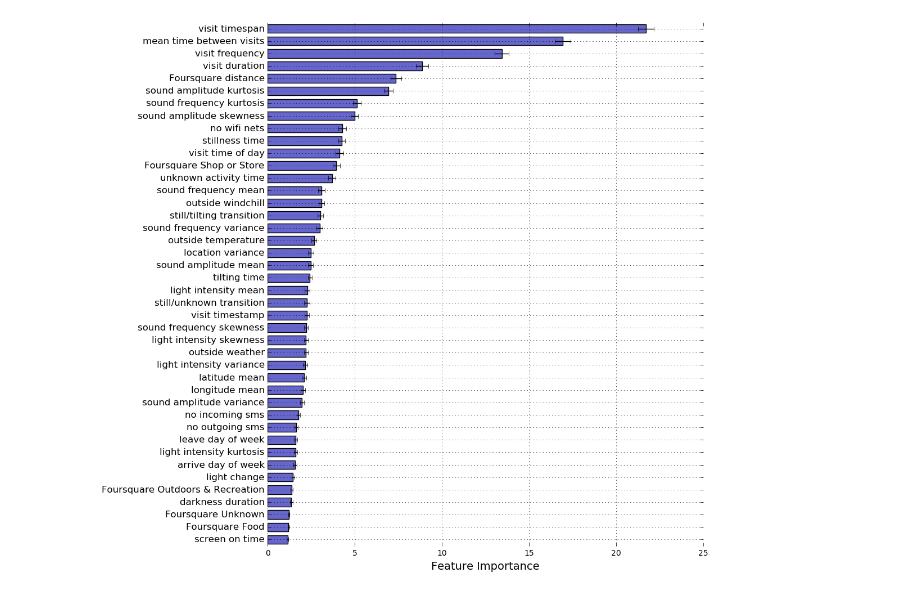
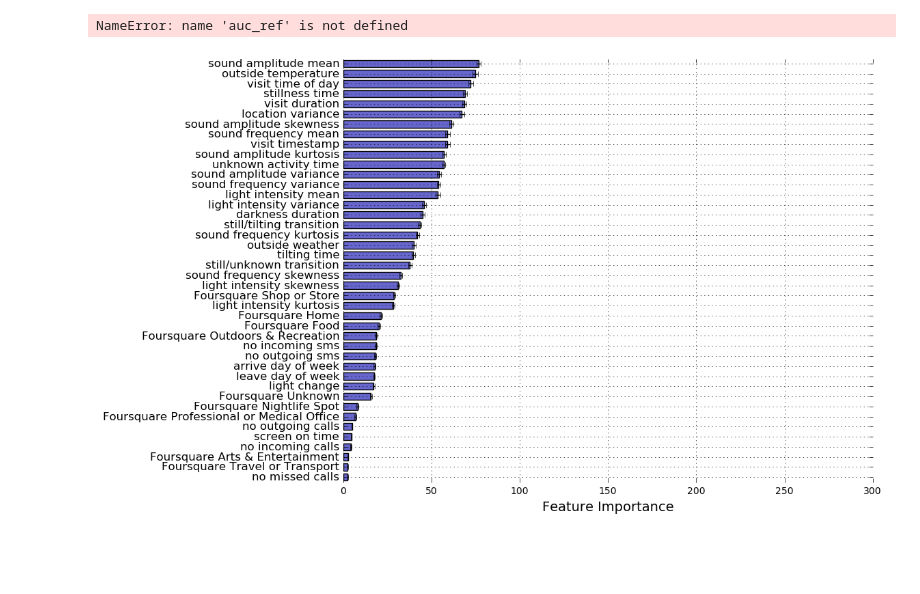
Before and after one commit to sosata/CS120DataAnalysis, a Jupyter notebook: SemanticLocation/show_importance.ipynb, the cells around one changed output. Drawn from its saved outputs; the diff is of its cells as text; code cells hidden in the pictures; blank space fills up the shorter version.

```diff
--- a/SemanticLocation/show_importance.ipynb
+++ b/SemanticLocation/show_importance.ipynb
@@ -48,16 +48,29 @@ inds_split = np.floor(0.7*len(feature_all))
 
 gbm = [[] for _ in range(n_bootstrap)]
 for sd in range(n_bootstrap):
-    print 'bootstrap {}'.format(sd)
+    print sd,
 #     np.random.shuffle(inds)
 #     ind_train = inds[:inds_split]
 #     x_train = pd.concat([feature_all[j] for j in ind_train], axis=0)
 #     y_train = pd.concat([state_all[j] for j in ind_train], axis=0)
 
+    # one sample per subject
+#     x_train = pd.DataFrame(columns=feature_all[0].columns)
+#     y_train = pd.Series(name=state_all[0].name)
+#     for i in range(len(feature_all)):
+#         ind = np.random.choice(np.arange(feature_all[i].shape[0]),size=1)
+#         x_train = pd.concat([x_train, feature_all[i].loc[ind,:]], axis=0)
+#         y_train = pd.concat([y_train, state_all[i].loc[ind]], axis=0)
+#         x_train = x_train.reset_index(drop = True)
+#         y_train = y_train.reset_index(drop = True)
+
+    # one class sampled from each subject
     x_train = pd.DataFrame(columns=feature_all[0].columns)
     y_train = pd.Series(name=state_all[0].name)
     for i in range(len(feature_all)):
-        ind = np.random.choice(np.arange(feature_all[i].shape[0]),size=1)
+        state_uniq = np.unique(state_all[i])
+        ind_uniq = np.random.choice(np.arange(state_uniq.size),size=1)[0]
+        ind = (state_all[i]==state_uniq[ind_uniq])
         x_train = pd.concat([x_train, feature_all[i].loc[ind,:]], axis=0)
         y_train = pd.concat([y_train, state_all[i].loc[ind]], axis=0)
         x_train = x_train.reset_index(drop = True)
@@ -87,3 +84,7 @@ bootstrap 99
+# %%
+auc_ref
+# %% [output]
+NameError: name 'auc_ref' is not defined
 # %%
 import matplotlib.pyplot as plt
 import numpy as np
@@ -108,32 +109,32 @@ dic = {'lgt mean':'light intensity mean', 'lgt std':'light intensity variance',
 # extracting means and CIs
 feature_label = x_train.columns
 
 fscore = pd.DataFrame(index=np.arange(n_bootstrap), columns=feature_label)
 for i in range(n_bootstrap):
     keys = np.array(gbm[i].booster().get_fscore().keys())
     vals = np.array(gbm[i].booster().get_fscore().values()).astype(float)
     for lab in feature_label:
         ind = np.where(keys==lab)[0]
         if ind.size>0:
             fscore.loc[i,lab] = vals[ind[0]]
 fscore_mean = np.array(fscore.mean(axis=0))
 fscore_ci = np.array(fscore.std(axis=0)/np.sqrt(n_bootstrap))
 ind_sort = np.array(np.argsort(fscore_mean))
 val_sorted = fscore_mean[ind_sort]
 ci_sorted = fscore_ci[ind_sort]
 feature_label_sorted = feature_label[ind_sort]
 feature_label_short = []
 for i in range(feature_label_sorted.size):
     feature_label_short.append(dic[feature_label_sorted[i]])
 
 %matplotlib inline
-plt.figure(figsize=(10,12))
+plt.figure(figsize=(10,8))
 axes = plt.gca()
 plt.barh(np.arange(val_sorted.size), val_sorted, xerr=ci_sorted, height=.7, color=(.4,.4,.8), align='center', ecolor=(0,0,0))
 plt.yticks(np.arange(len(feature_label_short)), feature_label_short, fontsize=12, color=(0,0,0));
 axes.set_ylim([3.5, len(feature_label_short)-9.5])
 plt.box(on=False)
 plt.xlabel('Feature Importance',fontsize=14)
 plt.grid()
 # %% [output]
-[figure, old version]
+[figure, new version]
```
Also changed, not shown: parts of 4 cells of this notebook, 8 other files.
